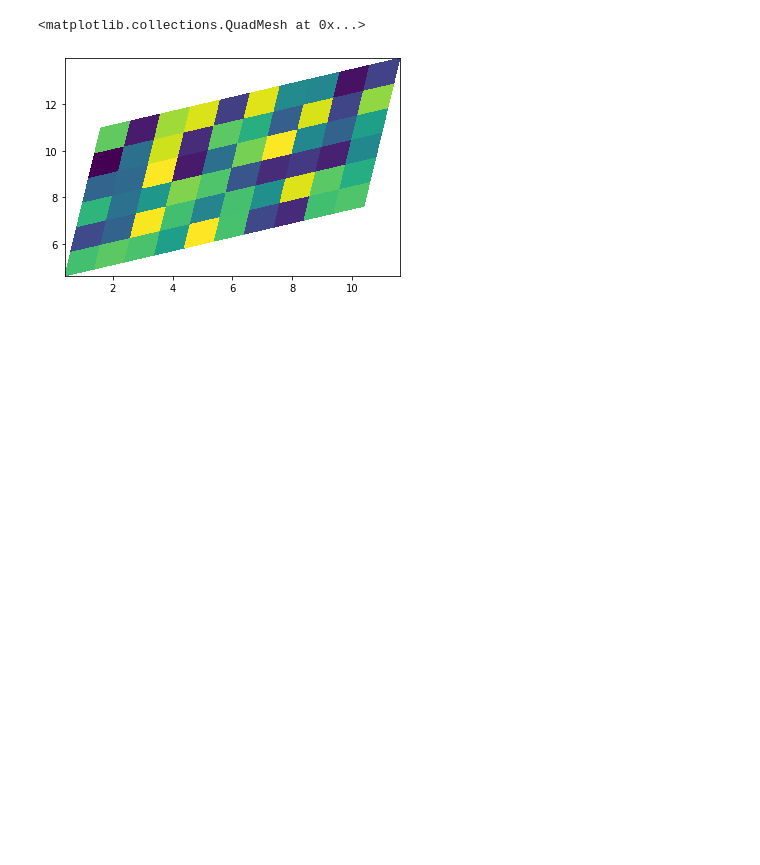
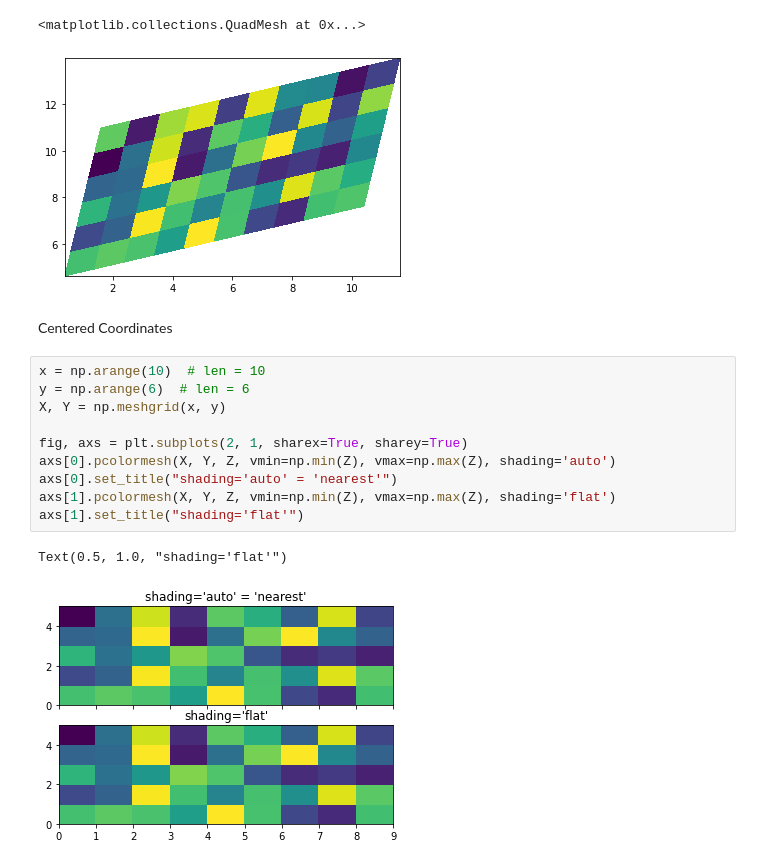
Before and after one commit to kdzioba/matplotlib, a Jupyter notebook: Examples.ipynb, the cells around one changed output. Drawn from its saved outputs; the diff is of its cells as text; blank space fills up the shorter version.

```diff
--- a/Examples.ipynb
+++ b/Examples.ipynb
@@ -73,3 +73,18 @@ ax.pcolormesh(X, Y, Z)
 # %% [output]
 <matplotlib.collections.QuadMesh at 0x...>
 [figure]
+# %% [markdown]
+Centered Coordinates
+# %%
+x = np.arange(10)  # len = 10
+y = np.arange(6)  # len = 6
+X, Y = np.meshgrid(x, y)
+
+fig, axs = plt.subplots(2, 1, sharex=True, sharey=True)
+axs[0].pcolormesh(X, Y, Z, vmin=np.min(Z), vmax=np.max(Z), shading='auto')
+axs[0].set_title("shading='auto' = 'nearest'")
+axs[1].pcolormesh(X, Y, Z, vmin=np.min(Z), vmax=np.max(Z), shading='flat')
+axs[1].set_title("shading='flat'")
+# %% [output]
+Text(0.5, 1.0, "shading='flat'")
+[figure, added]
```
Also changed, not shown: parts of 6 cells of this notebook.
